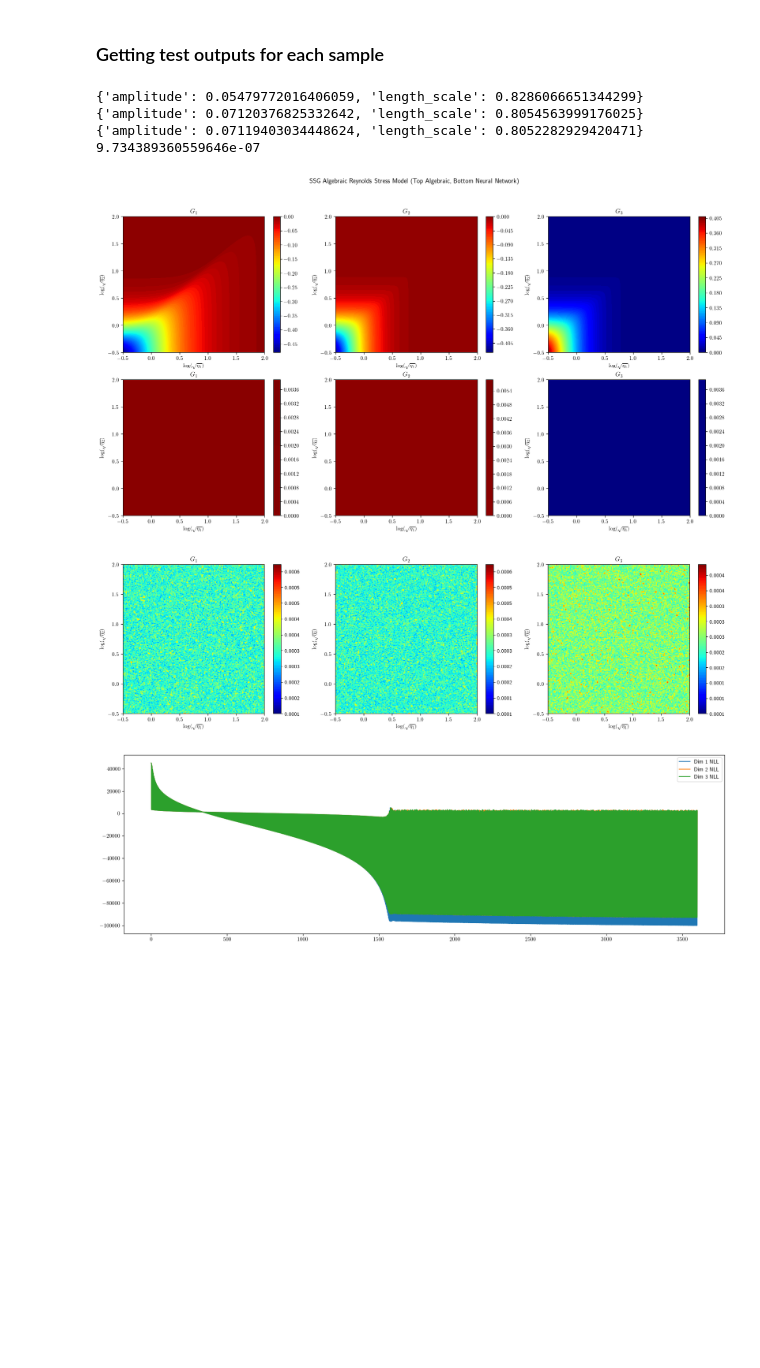
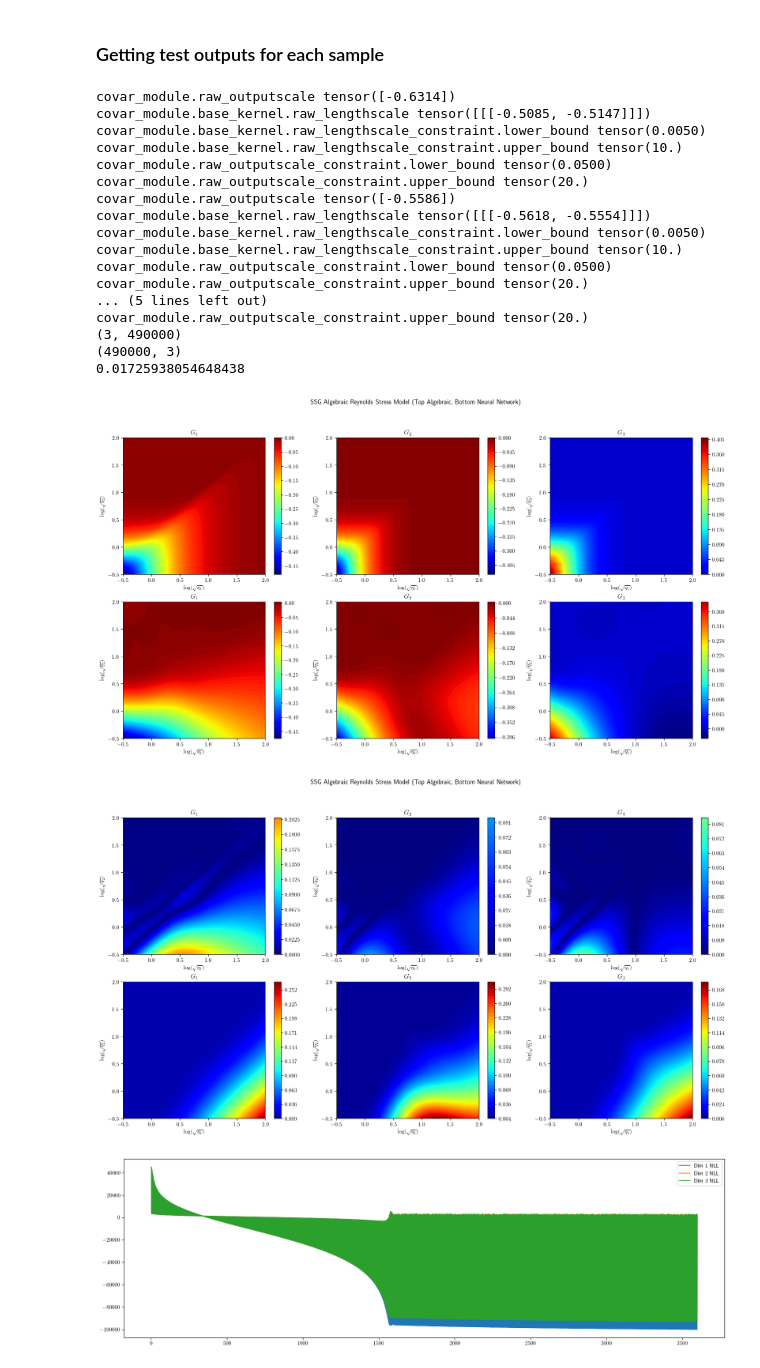
Before and after one commit to Crashprn/UncertaintyQuantification, a Jupyter notebook: Notebooks/GaussianProcess.ipynb, the cells around one changed output. Saved outputs shown, nothing was run; the diff lists cells and outputs as text; code cells hidden in the pictures; blank space fills up the shorter version.

```diff
--- a/Notebooks/GaussianProcess.ipynb
+++ b/Notebooks/GaussianProcess.ipynb
@@ -185,51 +188,86 @@ plot_heat_map_3D(x_grid, y_grid, pred_std.T.reshape(3, dim, dim))
 # %% [markdown]
 ### Getting test outputs for each sample
 # %%
-data_dir = "../data/GP/GP_Full/"
-save_prefix = "Regular"
+data_dir = "../data/GP/GPTEST//"
+save_prefix = "GP"
+#data_dir = "../data/GP/GP_Full/"
+#save_prefix = "Regular"
+
+gpytorch = True
+merge_dim = 0 if gpytorch else 1
 
 #data_dir = "../data/GP/"
 #save_prefix = "GP_"
 
 preds = []
 stds = []
 histories = []
 
 for i in range(3):
     pred = np.load(data_dir + save_prefix + f"_Mean{i}.npy")
     std = np.load(data_dir + save_prefix + f"_Std{i}.npy").reshape(-1, 1)
-    kernel_dict = pickle.load(open(data_dir + save_prefix + f"_{i}_KernelParams.pkl", "rb"))
-    histories.append(np.load(data_dir + save_prefix + f"_History_{i}.npy"))
-    print(kernel_dict)
+    if gpytorch:
+        kernel_dict = torch.load(data_dir + save_prefix + f"_{i}_Params.pt")
+        for key in kernel_dict.keys():
+            if "covar_module" in key:
+                print(key, kernel_dict[key])
+    else:
+        kernel_dict = pickle.load(open(data_dir + save_prefix + f"_{i}_KernelParams.pkl", "rb"))
+        print(kernel_dict)
+        histories.append(np.load(data_dir + save_prefix + f"_History_{i}.npy"))
+
     preds.append(pred)
     stds.append(std)
 
-preds = np.concatenate(preds, axis=1)
+preds = np.concatenate(preds, axis=merge_dim)
 stds = np.concatenate(stds, axis=1)
 
-np.savetxt(data_dir + save_prefix + "_Pred_Mean.csv", preds, delimiter=",")
+print(preds.shape)
+print(stds.shape)
+
+np.savetxt(data_dir + save_prefix + "_Pred_Mean.csv", preds.T, delimiter=",")
 np.savetxt(data_dir + save_prefix + "_Pred_Std.csv", stds, delimiter=",")
 
 dim = 700
 x_grid, y_grid = np.meshgrid(np.linspace(*log, dim),np.linspace(*log, dim))
 eta1 = (10**x_grid.flatten())**2
 eta2 = (10**y_grid.flatten())**2
 
 gen = TurbulenceClosureDataGenerator(model="SSG", type='torch')
 etas, G_s = gen(eta1, eta2)
 
-print(np.mean(np.abs(G_s - preds)))
+if gpytorch:
+    print(np.mean(np.abs(G_s.T - preds)))
 
-plot_heat_map_compare(x_grid, y_grid, G_s.T.reshape(3, dim, dim), np.abs(preds.T.reshape(3, dim, dim) - G_s.T.reshape(3, dim, dim)))
+    plot_heat_map_compare(x_grid, y_grid, G_s.T.reshape(3, dim, dim), preds.reshape(3, dim, dim))
 
-plot_heat_map_3D(x_grid, y_grid, stds.T.reshape(3, dim, dim))
+    plot_heat_map_compare(x_grid, y_grid, np.abs(preds.reshape(3, dim, dim) - G_s.T.reshape(3, dim, dim)), stds.T.reshape(3, dim, dim))
+else:
+    print(np.mean(np.abs(G_s - preds)))
+
+    plot_heat_map_compare(x_grid, y_grid, G_s.T.reshape(3, dim, dim), np.abs(preds.T.reshape(3, dim, dim) - G_s.T.reshape(3, dim, dim)))
+
+    plot_heat_map_3D(x_grid, y_grid, stds.T.reshape(3, dim, dim))
 # %% [output]
-{'amplitude': 0.05479772016406059, 'length_scale': 0.8286066651344299}
-{'amplitude': 0.07120376825332642, 'length_scale': 0.8054563999176025}
-{'amplitude': 0.07119403034448624, 'length_scale': 0.8052282929420471}
-9.734389360559646e-07
+covar_module.raw_outputscale tensor([-0.6314])
+covar_module.base_kernel.raw_lengthscale tensor([[[-0.5085, -0.5147]]])
+covar_module.base_kernel.raw_lengthscale_constraint.lower_bound tensor(0.0050)
+covar_module.base_kernel.raw_lengthscale_constraint.upper_bound tensor(10.)
+covar_module.raw_outputscale_constraint.lower_bound tensor(0.0500)
+covar_module.raw_outputscale_constraint.upper_bound tensor(20.)
+covar_module.raw_outputscale tensor([-0.5586])
+covar_module.base_kernel.raw_lengthscale tensor([[[-0.5618, -0.5554]]])
+covar_module.base_kernel.raw_lengthscale_constraint.lower_bound tensor(0.0050)
+covar_module.base_kernel.raw_lengthscale_constraint.upper_bound tensor(10.)
+covar_module.raw_outputscale_constraint.lower_bound tensor(0.0500)
+covar_module.raw_outputscale_constraint.upper_bound tensor(20.)
+... (5 lines left out)
+covar_module.raw_outputscale_constraint.upper_bound tensor(20.)
+(3, 490000)
+(490000, 3)
+0.01725938054648438
-[figure, old version]
+[figure, new version]
-[figure, old version]
+[figure, new version]
 # %%
 plt_1 = plt.figure(figsize=(20, 6))
 plt.plot(np.arange(len(histories[0])), histories[0], label="Dim 1 NLL")
```
Also changed, not shown: parts of 4 cells of this notebook, 3 other files.
